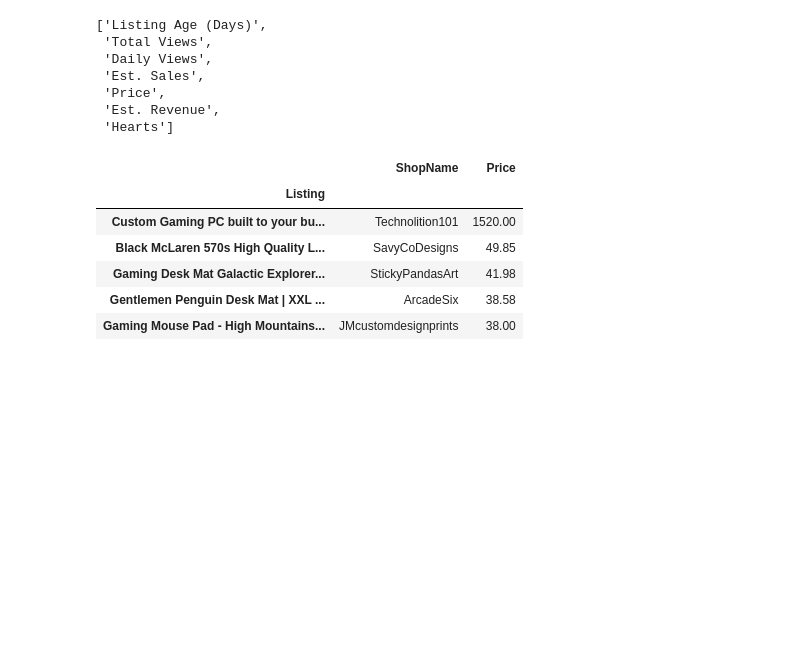
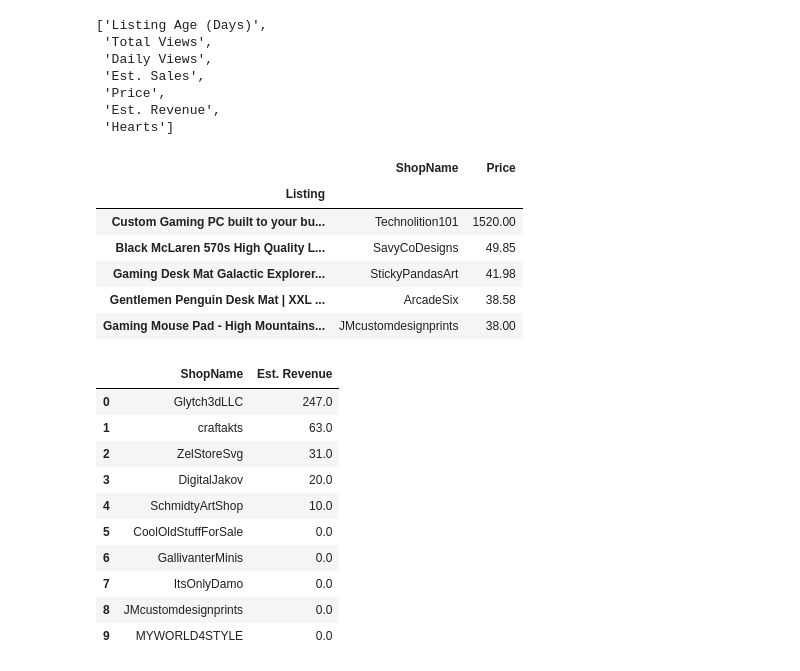
Before and after one commit to gupta-aayushkr/Etsy-Market-Analysis, a Jupyter notebook: EDA.ipynb, the cells around one changed output. Saved outputs shown, nothing was run; the diff lists cells and outputs as text; code cells hidden in the pictures; blank space fills up the shorter version.

```diff
--- a/EDA.ipynb
+++ b/EDA.ipynb
@@ -911,3 +907,19 @@ df.groupby("Listing")[["ShopName","Price"]].sum().sort_values(by="Price", ascend
 top_shops = df.groupby("ShopName")[["Price"]].sum().sort_values(by="Price", ascending=False).head(5).reset_index()
 # %%
 px.bar(x=top_shops['ShopName'],y=top_shops['Price'],labels={'x':'ShopName','y':'Metric'},title='Top 5 Shops According to Metric')
+# %%
+top_shops = df[df["Listing Age (Days)"] < 30].groupby("ShopName")["Est. Revenue"].sum().sort_values(ascending=False).head(10).reset_index()
+# %%
+top_shops
+# %% [output]
+|  | ShopName | Est. Revenue |
+| 0 | Glytch3dLLC | 247.0 |
+| 1 | craftakts | 63.0 |
+| 2 | ZelStoreSvg | 31.0 |
+| 3 | DigitalJakov | 20.0 |
+| 4 | SchmidtyArtShop | 10.0 |
+| 5 | CoolOldStuffForSale | 0.0 |
+| 6 | GallivanterMinis | 0.0 |
+| 7 | ItsOnlyDamo | 0.0 |
+| 8 | JMcustomdesignprints | 0.0 |
+| 9 | MYWORLD4STYLE | 0.0 |
```
Also changed, not shown: parts of 2 cells of this notebook, 1 other file.
